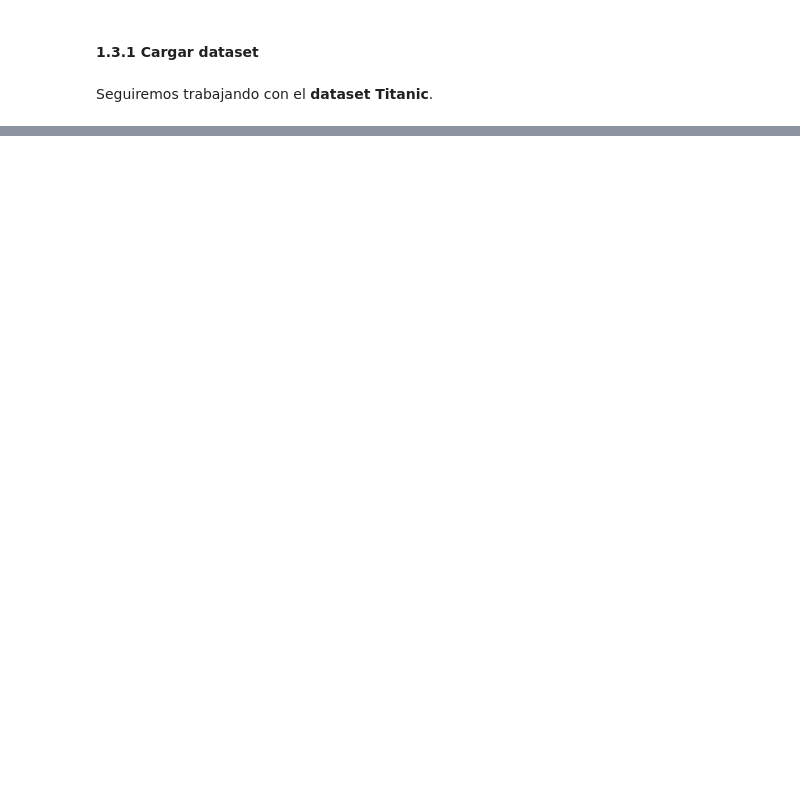
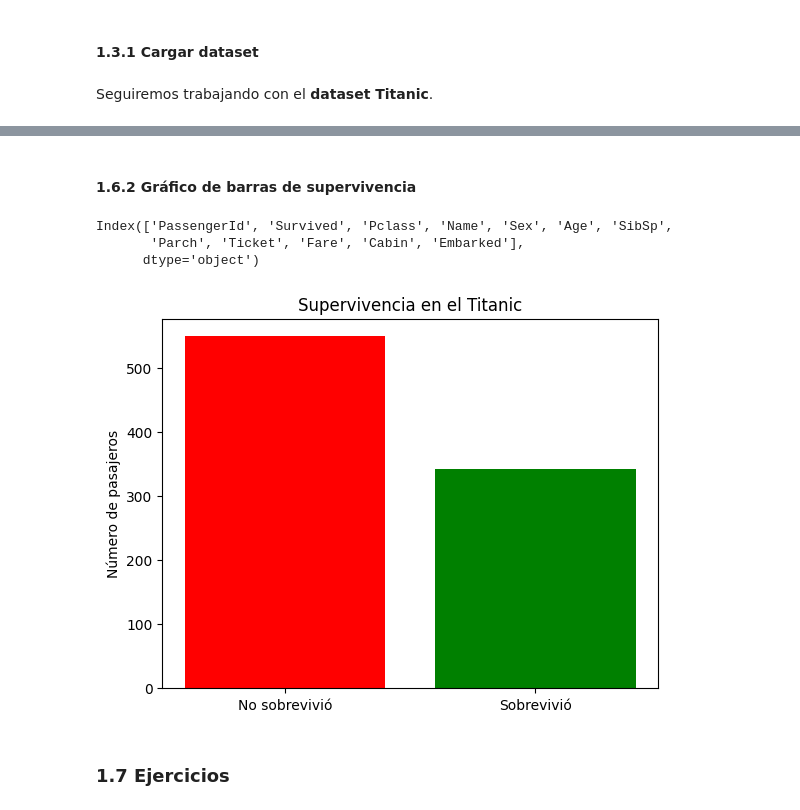
Before and after one commit to GbrlOl/programacion-2, a Jupyter notebook: clases/clase_9_pandas.ipynb, the cells around one changed output, grey strips where cells are left out. Cells and saved outputs as stored; diff of their text form; code cells hidden in the pictures; blank space fills up the shorter version.

Commit message:
Falta crear la sección de ejercicios

```diff
--- a/clases/clase_9_pandas.ipynb
+++ b/clases/clase_9_pandas.ipynb
@@ -548,0 +626,19 @@ df = pd.read_csv(path)
+# %% [markdown]
+#### **1.6.2 Gráfico de barras de supervivencia**
+# %%
+df.columns
+# %% [output]
+Index(['PassengerId', 'Survived', 'Pclass', 'Name', 'Sex', 'Age', 'SibSp',
+       'Parch', 'Ticket', 'Fare', 'Cabin', 'Embarked'],
+      dtype='object')
+# %%
+survived_counts = df['Survived'].value_counts()
+
+plt.bar(['No sobrevivió', 'Sobrevivió'], survived_counts, color=['red', 'green'])
+plt.ylabel('Número de pasajeros')
+plt.title('Supervivencia en el Titanic')
+plt.show()
+# %% [output]
+[figure, added]
+# %% [markdown]
+### **1.7 Ejercicios**
```
Also changed, not shown: parts of 24 cells of this notebook.
